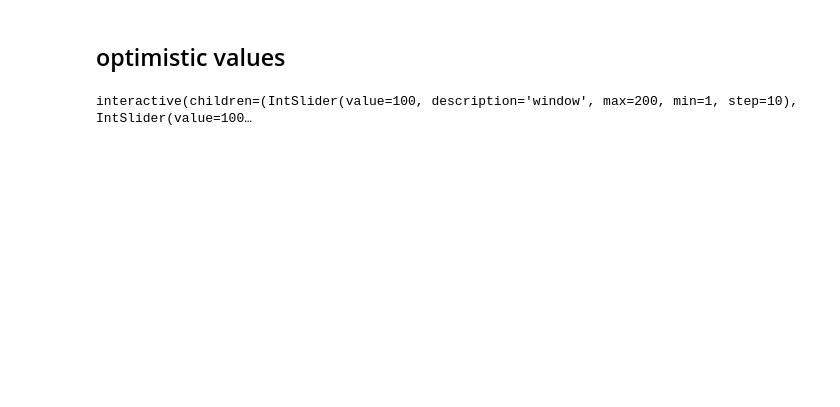
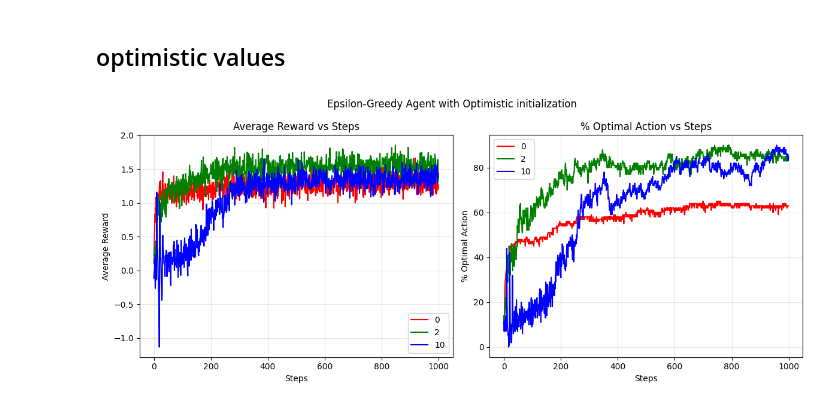
Before and after one commit to pierpierpy/ReinforcementLearningBasics, a Jupyter notebook: Reinforcement_Learning_1.ipynb, the cells around one changed output. Cells and saved outputs as stored; diff of their text form; code cells hidden in the pictures; blank space fills up the shorter version.

```diff
--- a/Reinforcement_Learning_1.ipynb
+++ b/Reinforcement_Learning_1.ipynb
@@ -225,42 +202,19 @@ interactive(children=(IntSlider(value=100, description='window', max=200, min=1,
 # At the start, all Q_estimate[a] are initialized higher than the true action values q∗(a).
 class EpsilonGreedyAgentOpt(MetaAgent):
 
-  def __init__(self, k, ε=0.01, optimistic_initial_value=0):
-        super().__init__(k, ε)
+  def __init__(self, k,best_action=None, ε=0.01,α=0, optimistic_initial_value=0):
+        super().__init__(k=k, best_action=best_action,ε = ε)
         self.α = α
         self.Q_estimate = torch.zeros(k) + optimistic_initial_value
 
   def update(self, reward, action):
         self.N_count[action] += 1
-        α = 1.0 / self.N_count[action]
-        self.Q_estimate[action] += α * (reward - self.Q_estimate[action])
+        step_size = self.α if self.α > 0 else 1.0 / self.N_count[action]
+        self.Q_estimate[action] += step_size * (reward - self.Q_estimate[action])
+        self.rewards.append(reward)
-# %%
-fixed_bandit = KArmedBandit(k)
-
-def viz(window, stride,  ε, optimistic_initial_value):
-  agent = simulate(steps, k, EpsilonGreedyAgentOpt, ε = ε, optimistic_initial_value=optimistic_initial_value,bandit = fixed_bandit)
-  fig, ax = plt.subplots(1,3, figsize = (10,4))
-
-  moving_average = torch.nn.AvgPool1d(kernel_size=200, stride = 1)
-
-  ax[0].bar(x = torch.linspace(0,k, 10), height = agent.N_count)
-  ax[0].set_xlabel("action")
-  ax[0].set_title("distribution of actions")
-
-  ax[1].plot(moving_average(torch.tensor(agent.rewards).view(1,1,-1)).squeeze())
-  ax[1].set_xlabel("time step")
-  ax[1].set_title("reward choosen at each time step")
-
-  ax[2].bar(x = ["Explore", "Exploit"], height = agent.log_choice)
-
-
-
-interact(
-    viz,
-    window=IntSlider(value=100, min=1, max=200, step=10, description="window"),
-    stride=IntSlider(value=100, min=1, max=200, step=10, description="stride"),
-    ε=FloatSlider(value=0.01, min=0.0, max=1.0, step=0.01, description="ε"),
-    optimistic_initial_value = FloatSlider(value=0.0, min=0., max=10.0, step=0.01, description="optimistic_initial_value")
-);
-# %% [output]
-interactive(children=(IntSlider(value=100, description='window', max=200, min=1, step=10), IntSlider(value=100…
+# %%
+opts = [0,2,10]
+agent_sims = [simulate(num_agents=100, steps = 1000, k=10,AgentType= EpsilonGreedyAgentOpt, α=0.1, ε=0,optimistic_initial_value = opt) for opt in opts ]
+viz(agent_sims, "Epsilon-Greedy Agent with Optimistic initialization", labels = opts)
+# %% [output]
+[figure, added]
```
Also changed, not shown: parts of 30 cells of this notebook.
